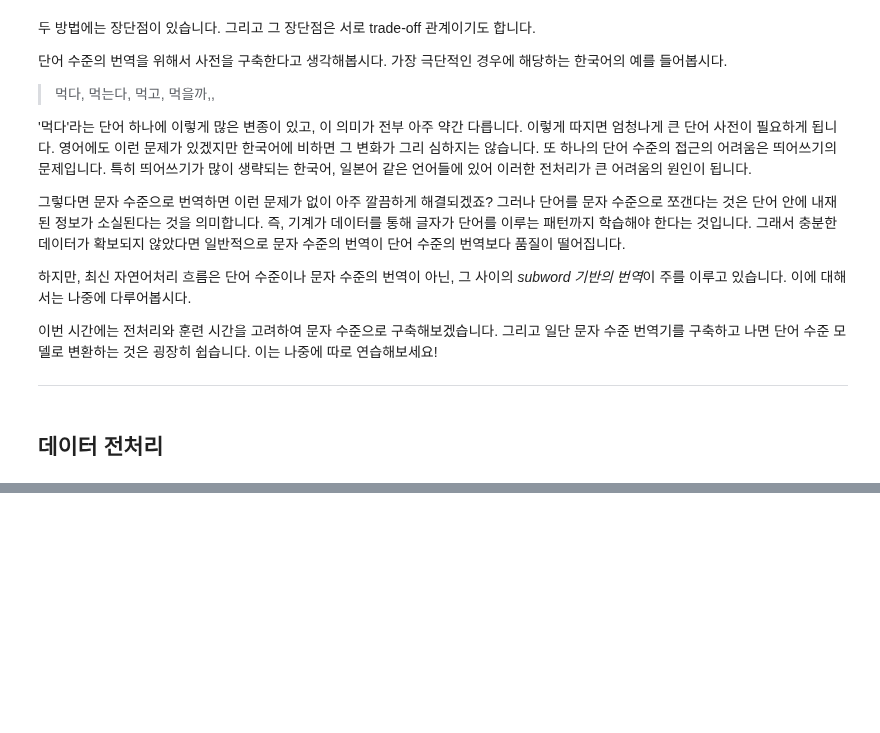
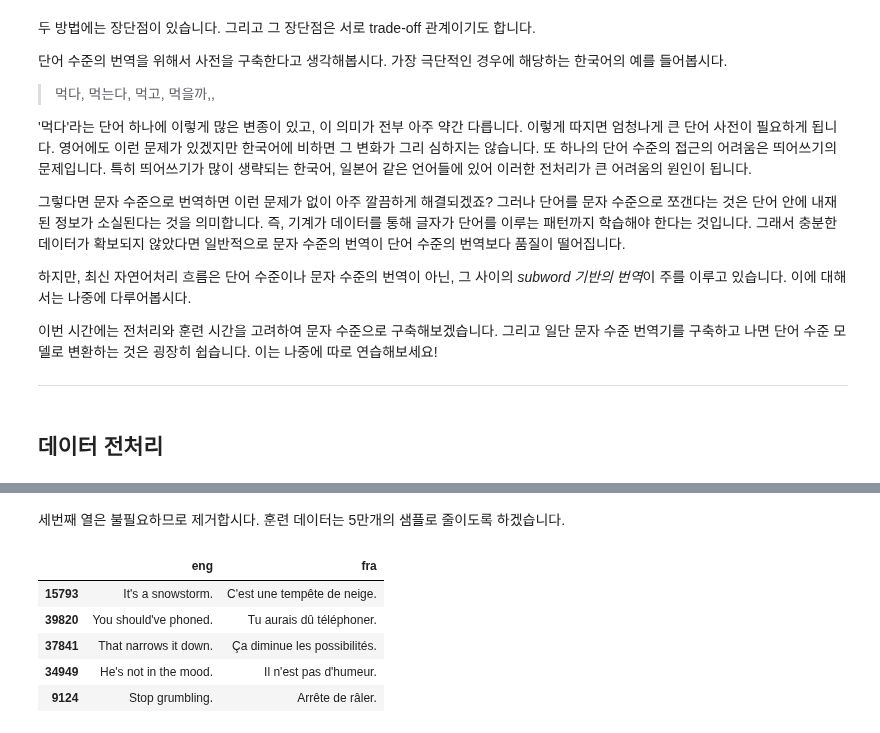
Before and after one commit to jiyeoon/aiffel, a Jupyter notebook: Week9/Exploration15(1).ipynb, the cells around one changed output, grey strips where cells are left out. Saved outputs shown, nothing was run; the diff lists cells and outputs as text; code cells hidden in the pictures; blank space fills up the shorter version.

```diff
--- a/Week9/Exploration15(1).ipynb
+++ b/Week9/Exploration15(1).ipynb
@@ -99,0 +129,12 @@ seq2seq **단어 수준(word level)** 또는 **문자 수준(character level)**
+# %% [markdown]
+세번째 열은 불필요하므로 제거합시다. 훈련 데이터는 5만개의 샘플로 줄이도록 하겠습니다.
+# %%
+lines = lines[['eng', 'fra']][:50000] # 5만개 샘플 사용
+lines.sample(5)
+# %% [output]
+|  | eng | fra |
+| 15793 | It's a snowstorm. | C'est une tempête de neige. |
+| 39820 | You should've phoned. | Tu aurais dû téléphoner. |
+| 37841 | That narrows it down. | Ça diminue les possibilités. |
+| 34949 | He's not in the mood. | Il n'est pas d'humeur. |
+| 9124 | Stop grumbling. | Arrête de râler. |
```
Also changed, not shown: parts of 50 cells of this notebook, 2 other files.
